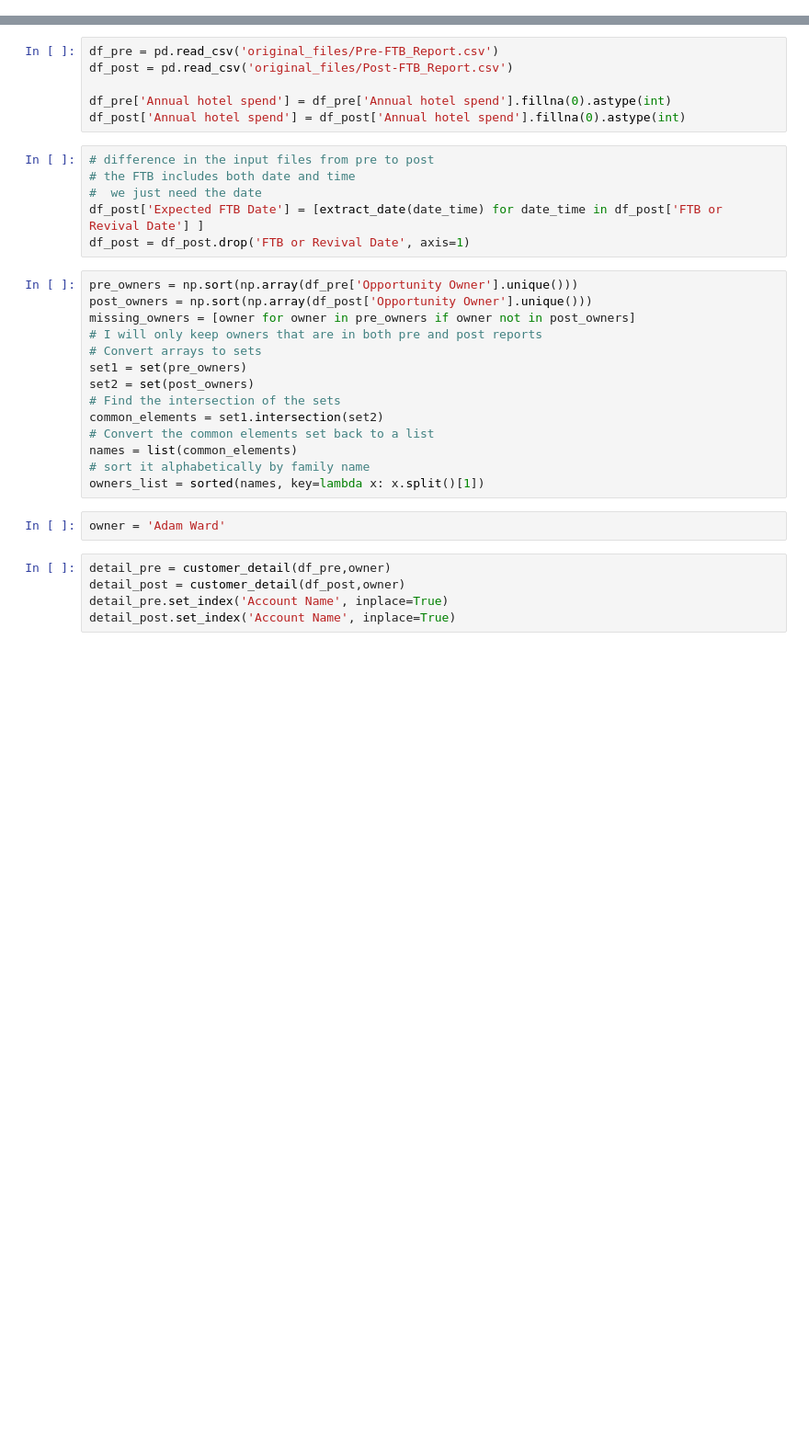
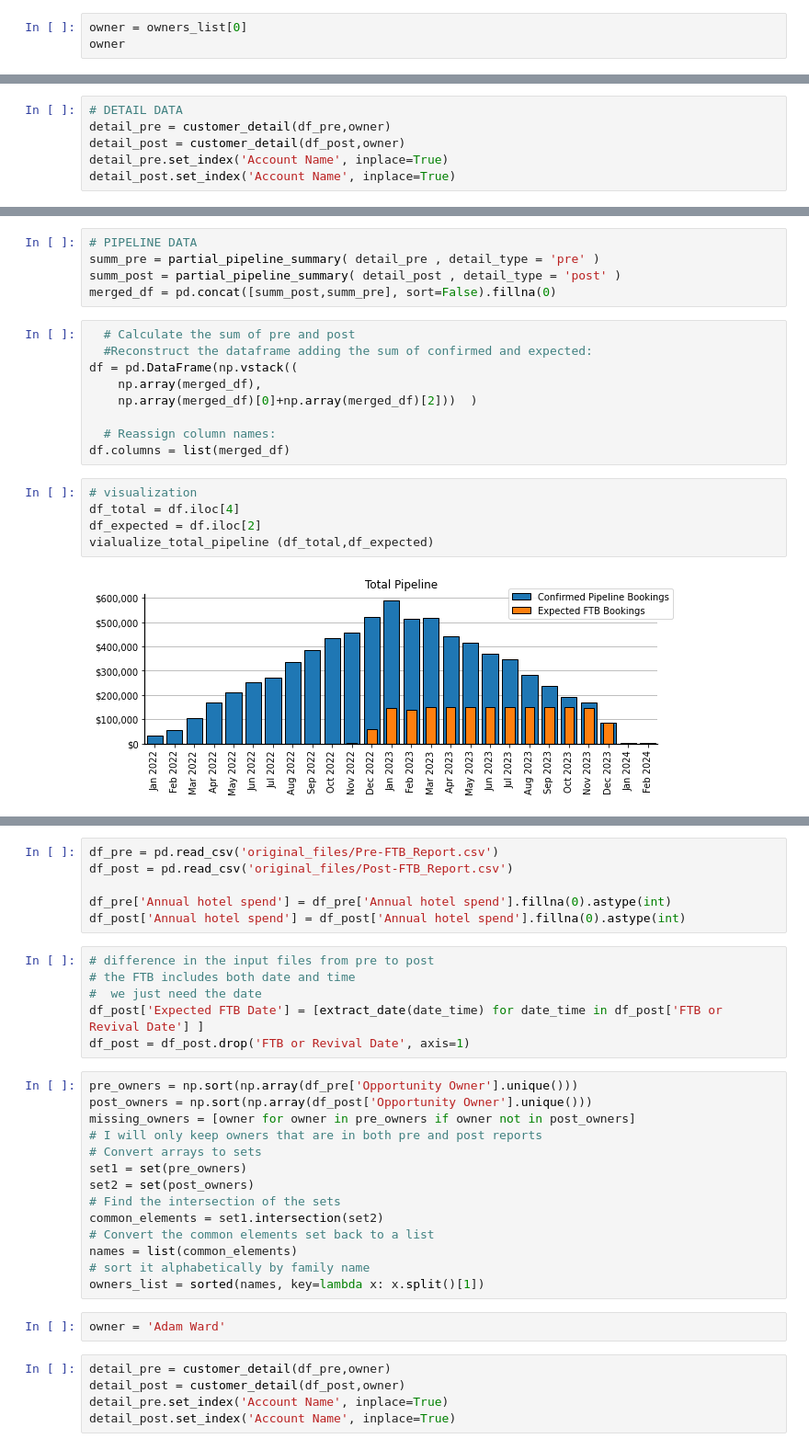
Before and after one commit to EnricoBorriello/Pipeline, a Jupyter notebook: Main.ipynb, the cells around one changed output, grey strips where cells are left out. Shown at 92% size. Cells and saved outputs as stored; diff of their text form; blank space fills up the shorter version.

```diff
--- a/Main.ipynb
+++ b/Main.ipynb
@@ -25,0 +53,3 @@ warnings.filterwarnings("ignore", category=pd.core.common.SettingWithCopyWarning
+# %%
+owner = owners_list[0]
+owner
@@ -25,0 +58,6 @@ warnings.filterwarnings("ignore", category=pd.core.common.SettingWithCopyWarning
+# %%
+# DETAIL DATA
+detail_pre = customer_detail(df_pre,owner)
+detail_post = customer_detail(df_post,owner)
+detail_pre.set_index('Account Name', inplace=True)
+detail_post.set_index('Account Name', inplace=True)
@@ -25,0 +75,21 @@ warnings.filterwarnings("ignore", category=pd.core.common.SettingWithCopyWarning
+# %%
+# PIPELINE DATA
+summ_pre = partial_pipeline_summary( detail_pre , detail_type = 'pre' )
+summ_post = partial_pipeline_summary( detail_post , detail_type = 'post' )
+merged_df = pd.concat([summ_post,summ_pre], sort=False).fillna(0)
+# %%
+  # Calculate the sum of pre and post
+  #Reconstruct the dataframe adding the sum of confirmed and expected:
+df = pd.DataFrame(np.vstack((
+    np.array(merged_df),
+    np.array(merged_df)[0]+np.array(merged_df)[2]))  )
+
+  # Reassign column names:
+df.columns = list(merged_df)
+# %%
+# visualization
+df_total = df.iloc[4]
+df_expected = df.iloc[2]
+vialualize_total_pipeline (df_total,df_expected)
+# %% [output]
+[figure, added]
```
Also changed, not shown: parts of 23 cells of this notebook.
